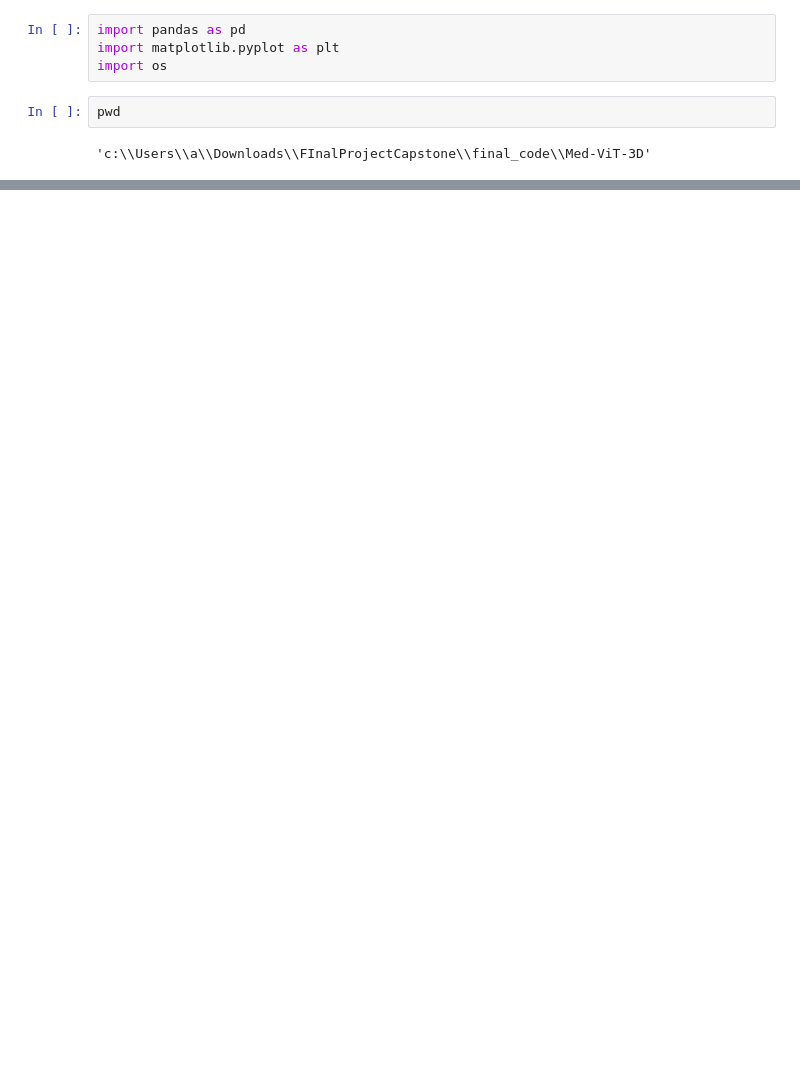
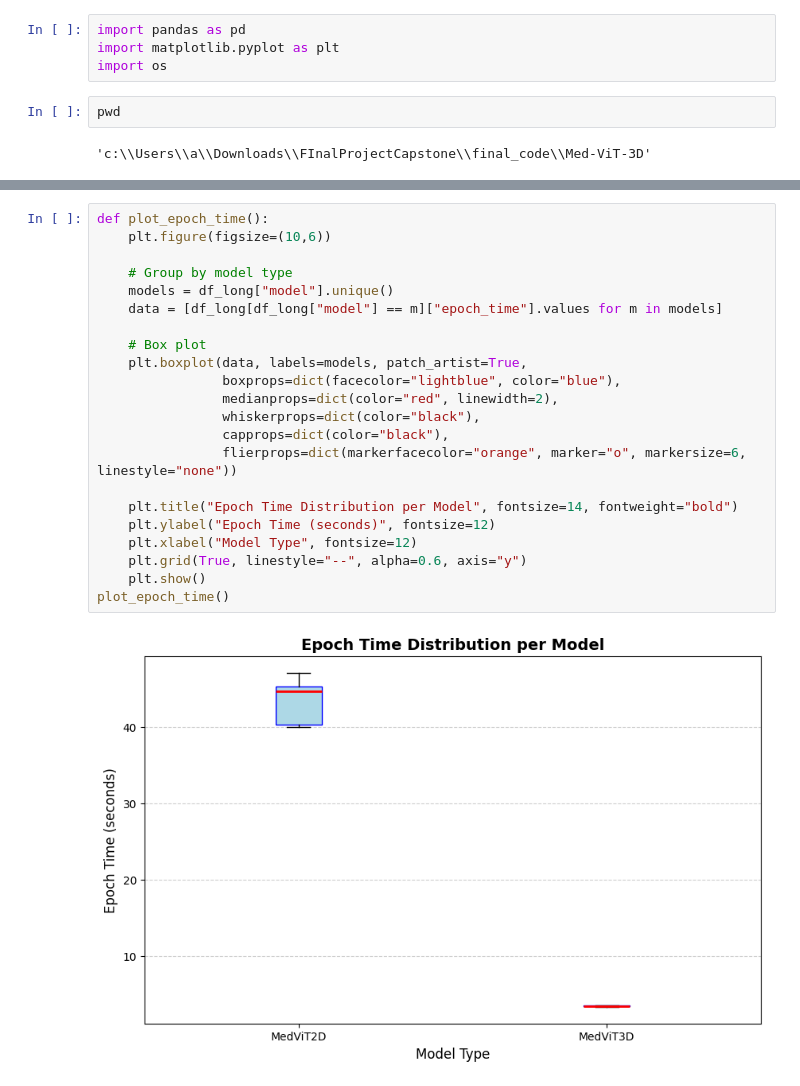
Before and after one commit to Manasa0120/Med-ViT-3D, a Jupyter notebook: visualization.ipynb, the cells around one changed output, grey strips where cells are left out. Saved outputs shown, nothing was run; the diff lists cells and outputs as text; blank space fills up the shorter version.

```diff
--- a/visualization.ipynb
+++ b/visualization.ipynb
@@ -196,0 +243,24 @@ plot_metric("val_acc", "Validation Accuracy per Epoch", "Validation Accuracy")
+# %%
+def plot_epoch_time():
+    plt.figure(figsize=(10,6))
+
+    # Group by model type
+    models = df_long["model"].unique()
+    data = [df_long[df_long["model"] == m]["epoch_time"].values for m in models]
+
+    # Box plot
+    plt.boxplot(data, labels=models, patch_artist=True,
+                boxprops=dict(facecolor="lightblue", color="blue"),
+                medianprops=dict(color="red", linewidth=2),
+                whiskerprops=dict(color="black"),
+                capprops=dict(color="black"),
+                flierprops=dict(markerfacecolor="orange", marker="o", markersize=6, linestyle="none"))
+
+    plt.title("Epoch Time Distribution per Model", fontsize=14, fontweight="bold")
+    plt.ylabel("Epoch Time (seconds)", fontsize=12)
+    plt.xlabel("Model Type", fontsize=12)
+    plt.grid(True, linestyle="--", alpha=0.6, axis="y")
+    plt.show()
+plot_epoch_time()
+# %% [output]
+[figure, added]
```
Also changed, not shown: parts of 5 cells of this notebook, 18 other files.
